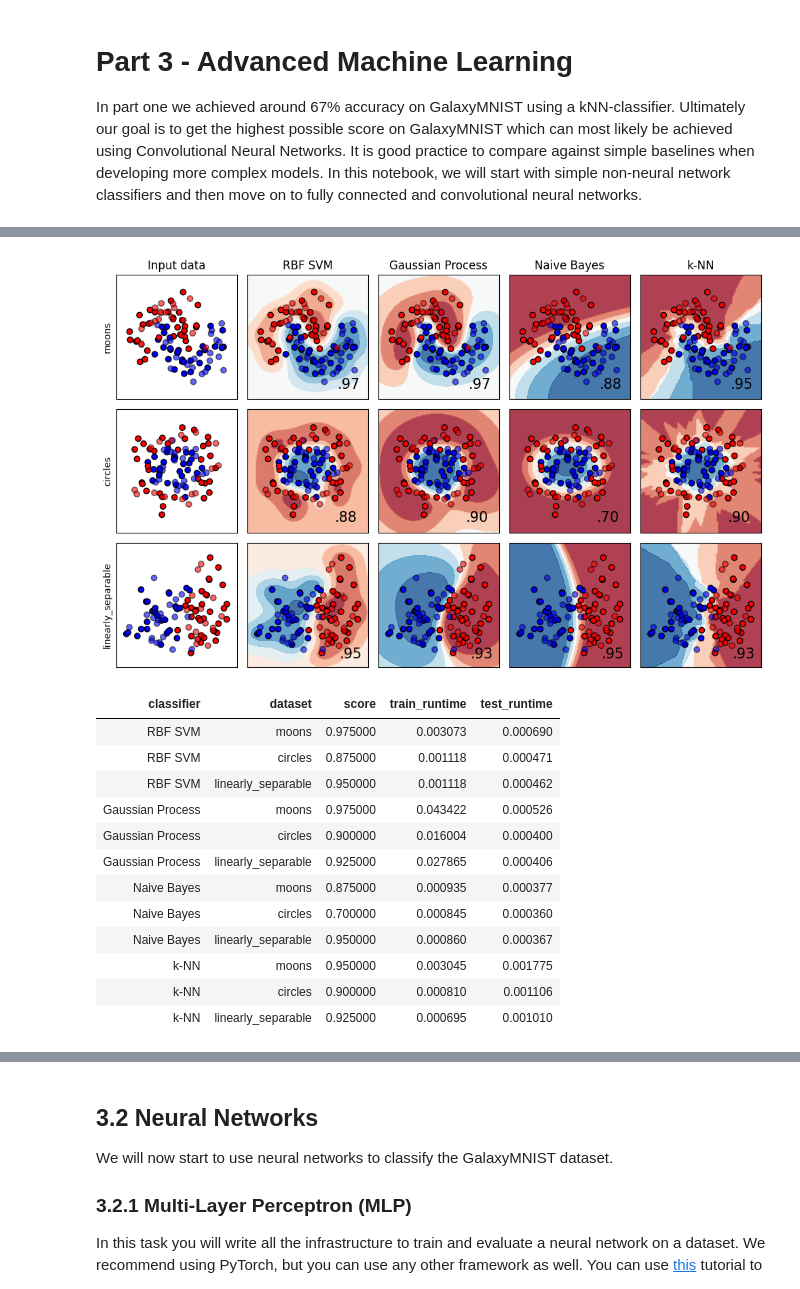
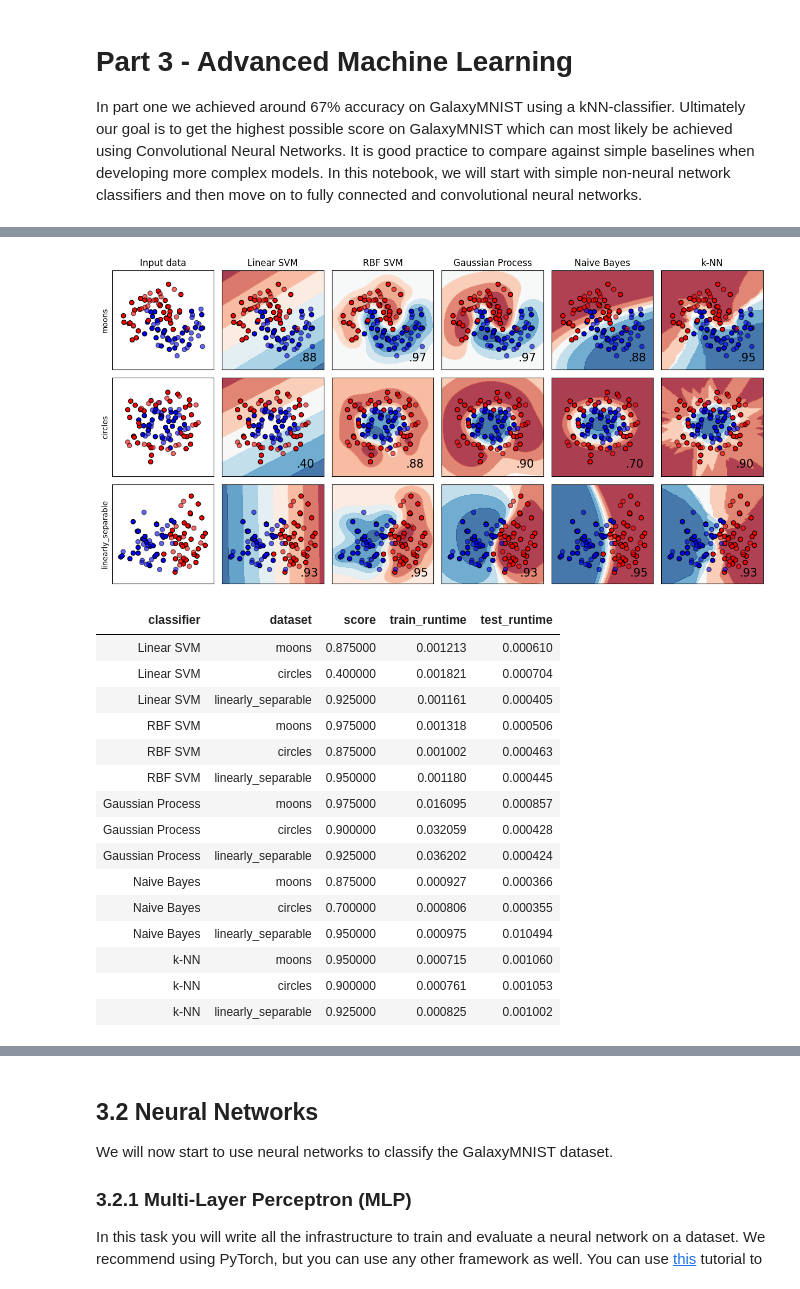
Before and after one commit to Just-Neptun/FP, a Jupyter notebook: S10 Machine Learning/ml_fp/part3.ipynb, the cells around one changed output, grey strips where cells are left out. Drawn from its saved outputs; the diff is of its cells as text; code cells hidden in the pictures.

Commit message:
add and explain linear svm

```diff
--- a/S10 Machine Learning/ml_fp/part3.ipynb
+++ b/S10 Machine Learning/ml_fp/part3.ipynb
@@ -133,13 +159,13 @@ from sklearn.neighbors import KNeighborsClassifier
 from Part03.classical_algorithms import example_of_algorithms, style_dataframe
 
 classifiers_names = [
-    "RBF SVM",
-    "Gaussian Process",
+    'Linear SVM',
+    'Gaussian Process',
     "Naive Bayes",
     "k-NN"
 ]
 classifiers = [
-    SVC(gamma=2, C=1, random_state=1),
+    SVC(kernel='linear', C=0.025, random_state=1),
     GaussianProcessClassifier(1.0 * RBF(1.0), random_state=1),
     GaussianNB(),
     KNeighborsClassifier(n_neighbors=9),
@@ -148,34 +174,34 @@ classifiers = [
 X, y = make_classification(
     n_features=2,
     n_redundant=0,
     n_informative=2,
     random_state=1,
     n_clusters_per_class=1,
 )
 rng = np.random.RandomState(2)
 X += 2 * rng.uniform(size=X.shape)
 linearly_separable = (X, y)
 
 datasets = [
     make_moons(noise=0.3, random_state=0),
     make_circles(noise=0.2, factor=0.5, random_state=1),
     linearly_separable,
 ]
 datasets_names = [
     'moons',
     'circles',
     'linearly_separable',
 ]
 
 # side effect -> plots everything
 results = example_of_algorithms(
     classifiers,
     classifiers_names,
     datasets,
     datasets_names,
 )
 # %% [output]
-[figure, old version]
+[figure, new version]
 # %%
 # create a dataframe of the results
 df = pd.DataFrame(results)
@@ -206,18 +232,21 @@ styled.hide(axis='index')
 display(styled)
 # %% [output]
 | classifier | dataset | score | train_runtime | test_runtime |
-| RBF SVM | moons | 0.975000 | 0.003073 | 0.000690 |
-| RBF SVM | circles | 0.875000 | 0.001118 | 0.000471 |
-| RBF SVM | linearly_separable | 0.950000 | 0.001118 | 0.000462 |
-| Gaussian Process | moons | 0.975000 | 0.043422 | 0.000526 |
-| Gaussian Process | circles | 0.900000 | 0.016004 | 0.000400 |
-| Gaussian Process | linearly_separable | 0.925000 | 0.027865 | 0.000406 |
-| Naive Bayes | moons | 0.875000 | 0.000935 | 0.000377 |
-| Naive Bayes | circles | 0.700000 | 0.000845 | 0.000360 |
-| Naive Bayes | linearly_separable | 0.950000 | 0.000860 | 0.000367 |
-| k-NN | moons | 0.950000 | 0.003045 | 0.001775 |
-| k-NN | circles | 0.900000 | 0.000810 | 0.001106 |
-| k-NN | linearly_separable | 0.925000 | 0.000695 | 0.001010 |
+| Linear SVM | moons | 0.875000 | 0.001213 | 0.000610 |
+| Linear SVM | circles | 0.400000 | 0.001821 | 0.000704 |
+| Linear SVM | linearly_separable | 0.925000 | 0.001161 | 0.000405 |
+| RBF SVM | moons | 0.975000 | 0.001318 | 0.000506 |
+| RBF SVM | circles | 0.875000 | 0.001002 | 0.000463 |
+| RBF SVM | linearly_separable | 0.950000 | 0.001180 | 0.000445 |
+| Gaussian Process | moons | 0.975000 | 0.016095 | 0.000857 |
+| Gaussian Process | circles | 0.900000 | 0.032059 | 0.000428 |
+| Gaussian Process | linearly_separable | 0.925000 | 0.036202 | 0.000424 |
+| Naive Bayes | moons | 0.875000 | 0.000927 | 0.000366 |
+| Naive Bayes | circles | 0.700000 | 0.000806 | 0.000355 |
+| Naive Bayes | linearly_separable | 0.950000 | 0.000975 | 0.010494 |
+| k-NN | moons | 0.950000 | 0.000715 | 0.001060 |
+| k-NN | circles | 0.900000 | 0.000761 | 0.001053 |
+| k-NN | linearly_separable | 0.925000 | 0.000825 | 0.001002 |
 # %%
 from sklearn.pipeline import make_pipeline
 from sklearn.preprocessing import StandardScaler
```
Also changed, not shown: parts of 5 cells of this notebook.
